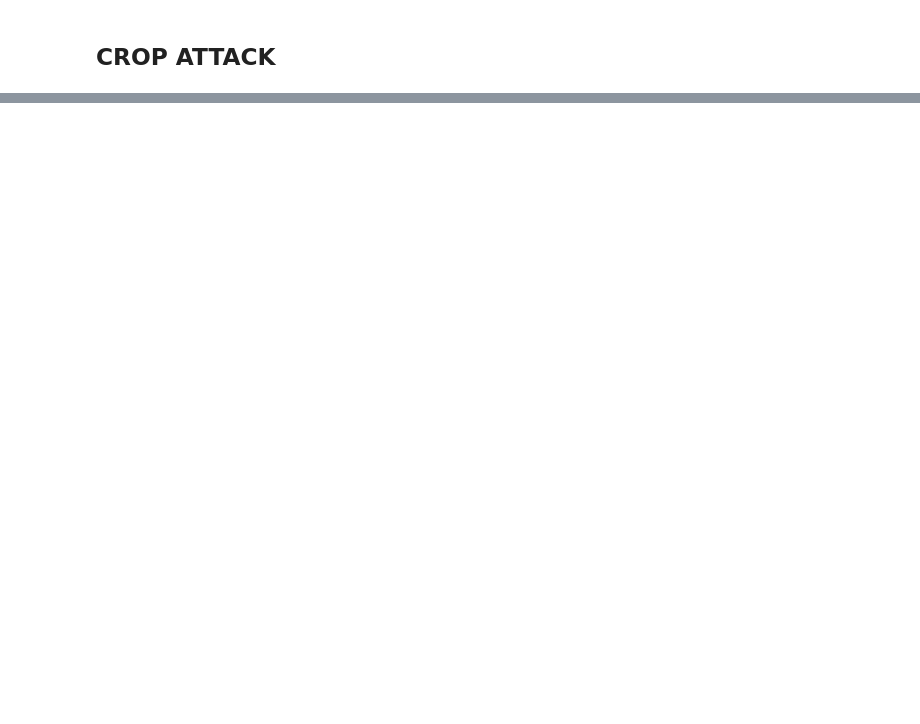
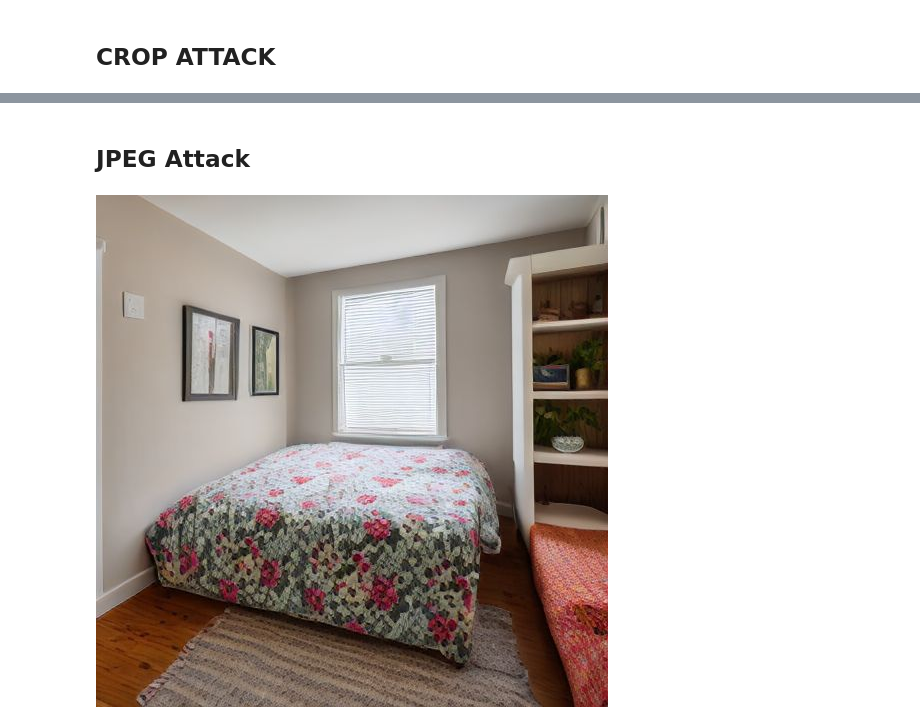
Before and after one commit to ndxdxd/Capstone, a Jupyter notebook: Untitled.ipynb, the cells around one changed output, grey strips where cells are left out. Drawn from its saved outputs; the diff is of its cells as text; code cells hidden in the pictures; blank space fills up the shorter version.

Commit message:
Added Jpeg, gaussian, bm3d

```diff
--- a/Untitled.ipynb
+++ b/Untitled.ipynb
@@ -107,0 +114,8 @@ cropped_image.save("cropped_image.png")
+# %% [markdown]
+## JPEG Attack
+# %%
+image.save('jpeg_image', "JPEG", quality=80)
+jpeg_image = Image.open('jpeg_image')
+jpeg_image
+# %% [output]
+[figure, added]
```
Also changed, not shown: parts of 10 cells of this notebook, 3 other files.
